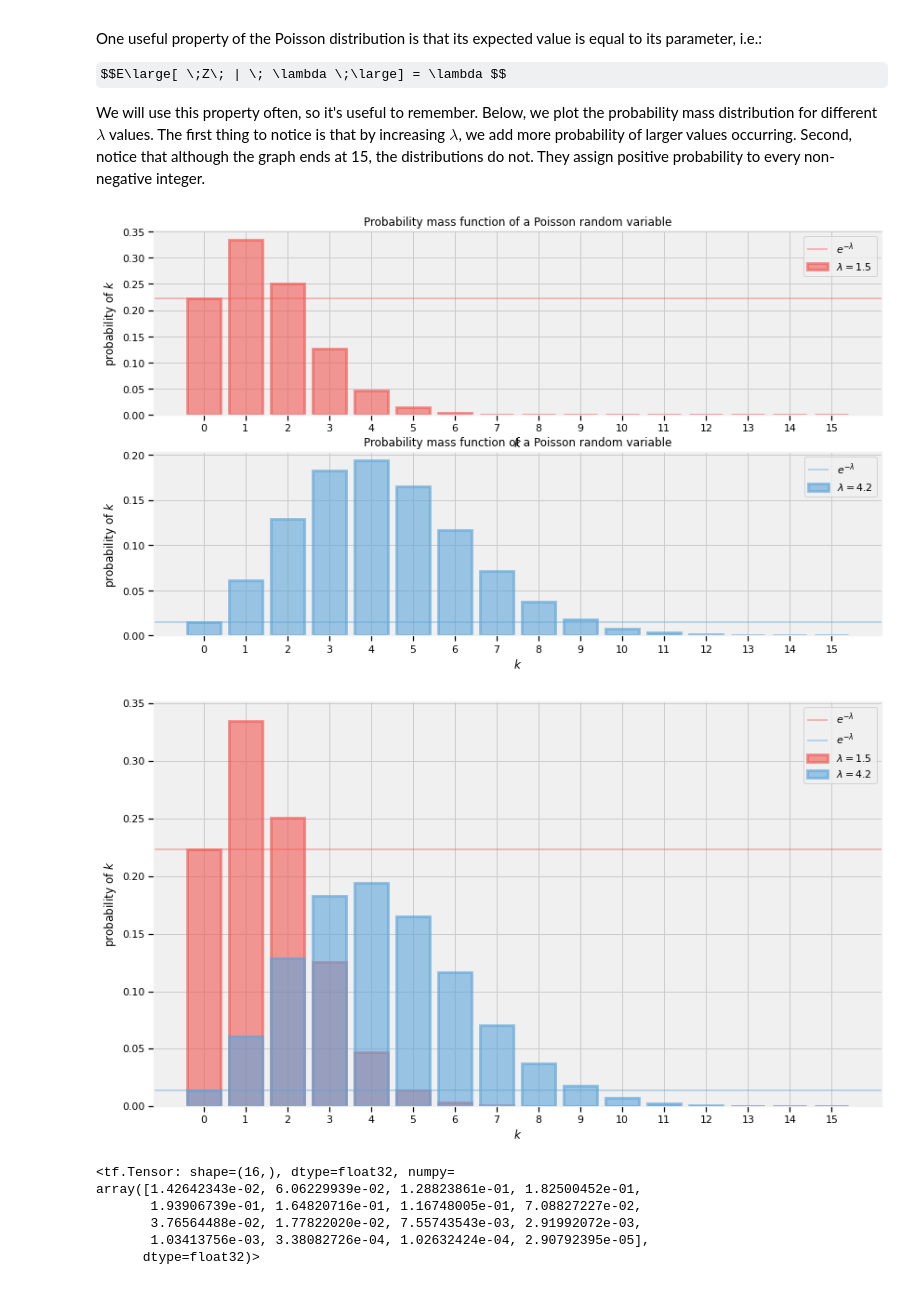
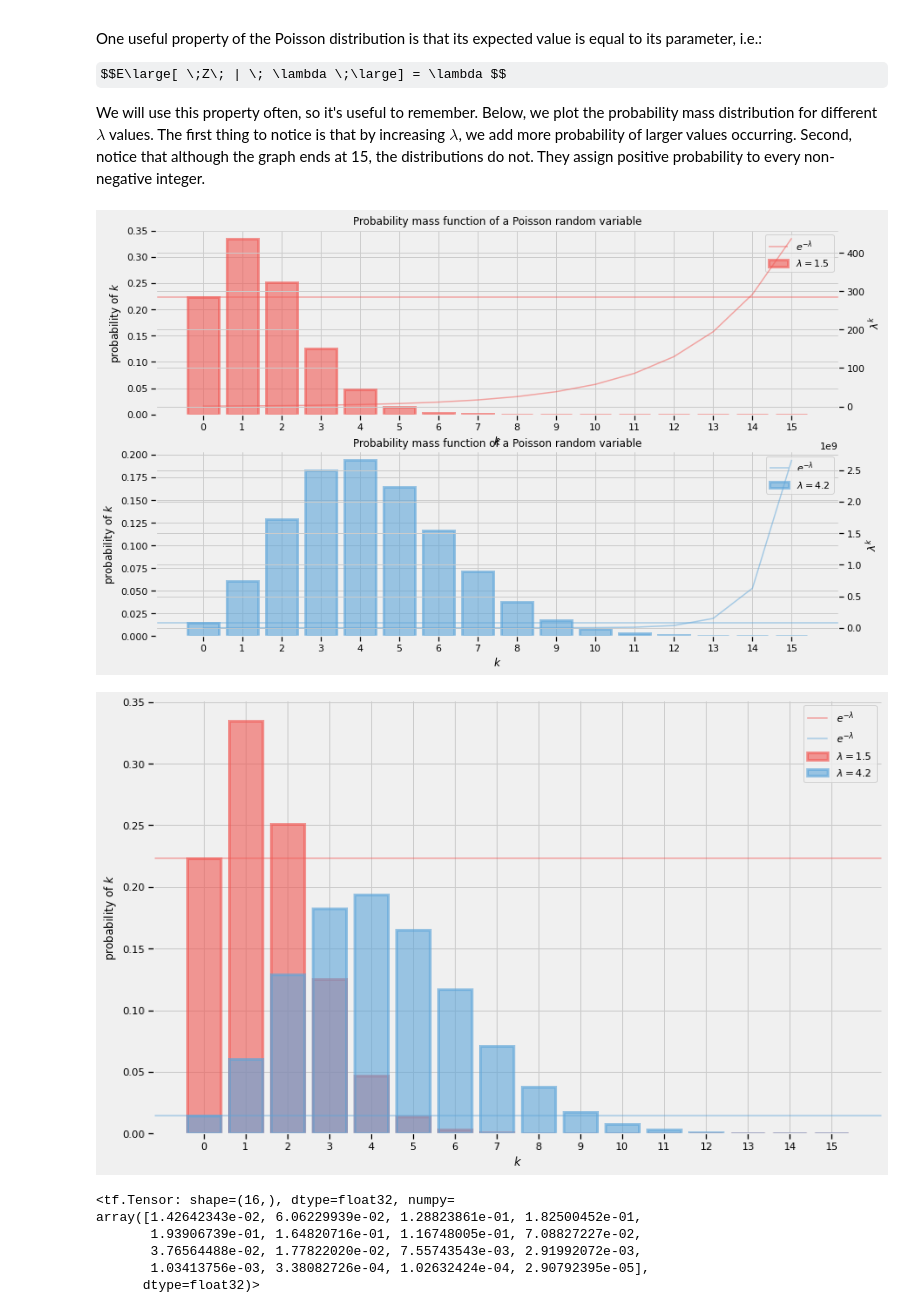
Before and after one commit to rikazry/Probabilistic-Programming-and-Bayesian-Methods-for-Hackers, a Jupyter notebook: exercises/Copy_of_working_ch1_in_tf2.ipynb, the cells around one changed output. Saved outputs shown, nothing was run; the diff lists cells and outputs as text; code cells hidden in the pictures; some formulas as TeX source.

```diff
--- a/exercises/Copy_of_working_ch1_in_tf2.ipynb
+++ b/exercises/Copy_of_working_ch1_in_tf2.ipynb
@@ -426,44 +426,49 @@ from tensorflow_probability import distributions as tfd
 x = tf.range (start=0., limit=16.,dtype=tf.float32)
 lambdas = tf.constant([1.5, 4.25])
 
 poi_pmf = tfd.Poisson(
   rate=lambdas[:, tf.newaxis]).prob(x)
 
 plt.figure(figsize=(12.5, 8))
 
 # Display results in two different histograms, for easier comparison
 colours = [TFColor[0], TFColor[3]]
-def custom_plot(i, ax):
+def custom_plot(i, ax, power_flag=False):
 
 
   plt.bar(x,
           poi_pmf[i],
           color=colours[i],
           label=r"$\lambda = %.1f$" % lambdas[i], alpha=0.60,
           edgecolor=colours[i],
           lw="3")
-  # plt.plot(x, tf.math.pow(lambdas[i], x), color=colours[i], label=r'$\lambda^k$')
   plt.axhline(tf.math.exp(-lambdas[i]), color=colours[i], alpha=.5, label=r'$e^{-\lambda}$')
   plt.xticks(x)
   # plt.ylim([0, .5])
   plt.legend()
   plt.ylabel(r"probability of $k$")
   plt.xlabel(r"$k$")
+  if power_flag:
+    plt.gca().twinx().plot(tf.transpose(x), tf.transpose(tf.math.pow(lambdas[i], x)), alpha=.5, color=colours[i])
+    plt.ylabel(r'$\lambda^k$')
+
 
 for i in [0,1]:
   ax = plt.subplot(2,1,i+1)
   # ax.set_autoscaley_on(False)
   plt.title("Probability mass function of a Poisson random variable");
-  custom_plot(i, ax)
+  custom_plot(i, ax, True)
 # %% [output]
-[figure, old version]
+[figure, new version]
 # %%
 plt.figure(figsize=(12.5, 8))
+
 ax = plt.subplot()
+# ax.set_autoscaley_on(False)
 custom_plot(0, ax)
 custom_plot(1, ax)
 # %% [output]
-[figure, old version]
+[figure, new version]
 # %%
 poi_pmf[i]
 # %% [output]
```
Also changed, not shown: parts of 23 cells of this notebook.
